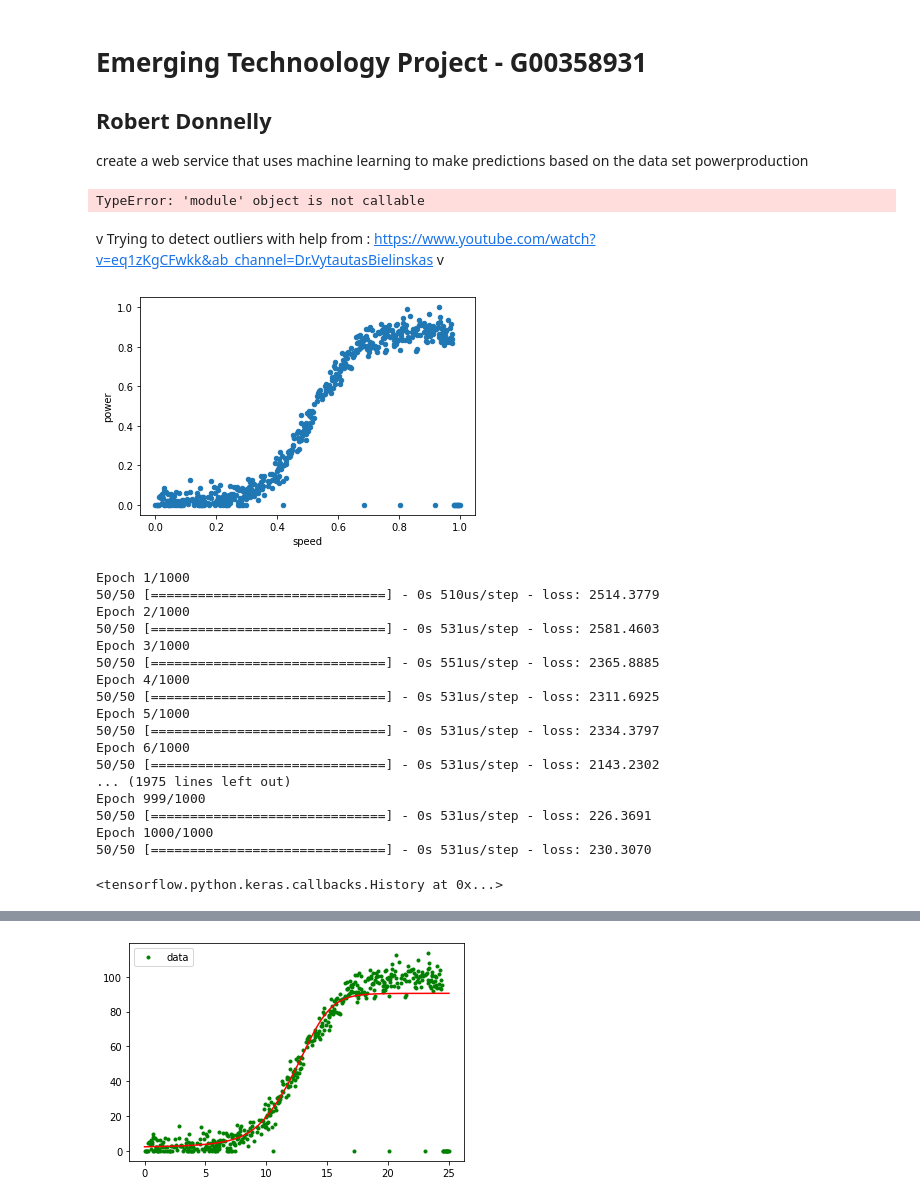
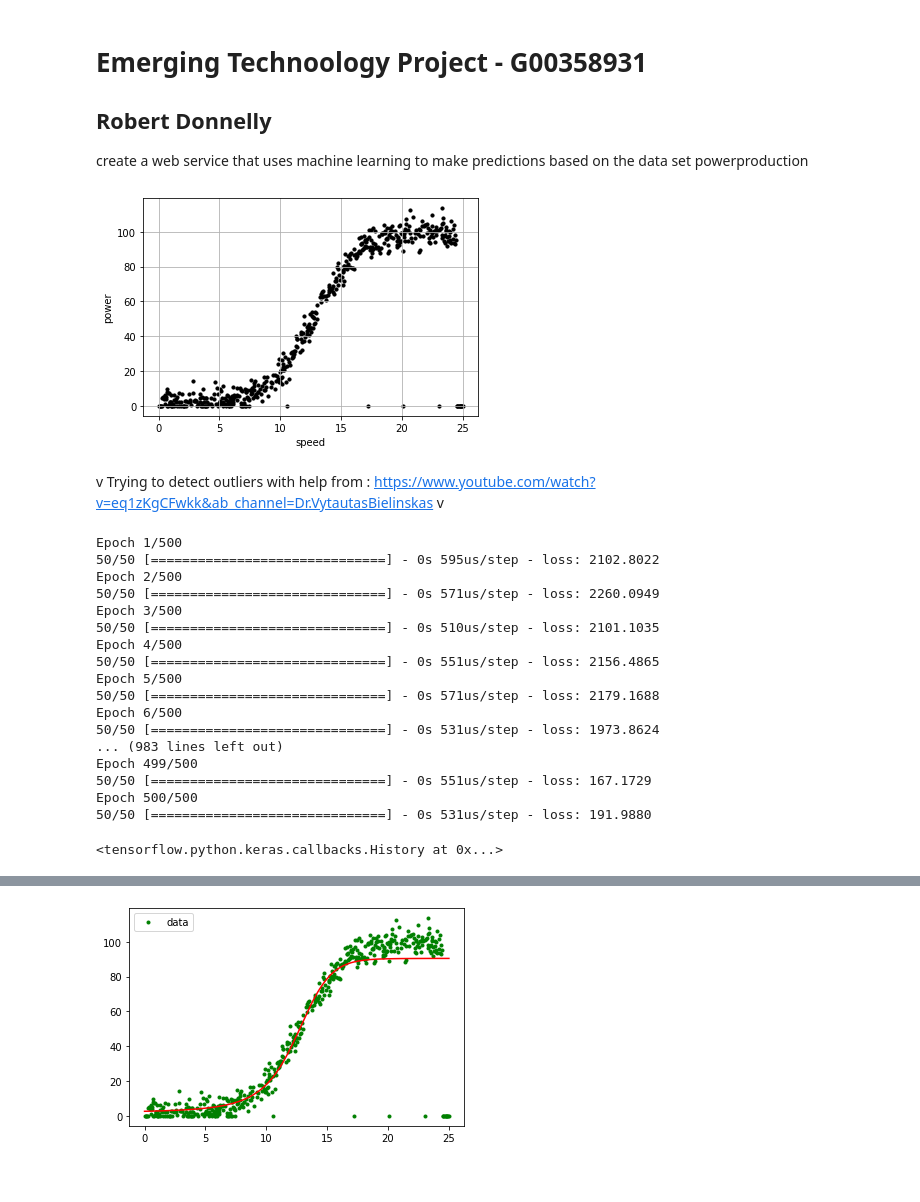
Before and after one commit to RobertDonnelly/Emerging-Tech-Project, a Jupyter notebook: myModel.ipynb, the cells around one changed output, grey strips where cells are left out. Drawn from its saved outputs; the diff is of its cells as text; code cells hidden in the pictures.

```diff
--- a/myModel.ipynb
+++ b/myModel.ipynb
@@ -17,25 +17,23 @@ from sklearn.preprocessing import MinMaxScaler
 # %%
 data = pd.read_csv("powerproduction.txt")
 
-plot.(data.values[:,0] , data.values[:,1] ,
+plot.scatter(data.values[:,0] , data.values[:,1] ,
     s=10, c='black')
 
 #print dataset
 plot.xlabel("speed")
 plot.ylabel("power")
 plot.grid()
 plot.show()
 # %% [output]
-TypeError: 'module' object is not callable
+[figure, added]
 # %% [markdown]
 v Trying to detect outliers with help from : https://www.youtube.com/watch?v=eq1zKgCFwkk&ab_channel=Dr.VytautasBielinskas v
 # %%
-scaler = MinMaxScaler()
-data = scaler.fit_transform(data)
-data = pd.DataFrame(data, columns=['speed','power'])
-data.plot.scatter(x='speed',y='power')
-plot.show()
+#scaler = MinMaxScaler()
+#data = scaler.fit_transform(data)
+#data = pd.DataFrame(data, columns=['speed','power'])
+#data.plot.scatter(x='speed',y='power')
+#plot.show()
-# %% [output]
-[figure, removed]
 # %%
 outlier_detetction = DBSCAN(eps=0.25, min_samples=50,metric='euclidean',n_jobs=-1)
@@ -50,31 +48,31 @@ outliers = outlier_detetction.fit_predict(data)
 
 #neural network
 model = kr.models.Sequential()
-model.add(kr.layers.Dense(20, input_shape=(1,), activation="sigmoid", kernel_initializer='ones', bias_initializer='zeros'))
-model.add(kr.layers.Dense(20, input_shape=(1,), activation="sigmoid", kernel_initializer='ones', bias_initializer='zeros'))
+model.add(kr.layers.Dense(25, input_shape=(1,), activation="sigmoid", kernel_initializer='ones', bias_initializer='zeros'))
+model.add(kr.layers.Dense(25, input_shape=(1,), activation="sigmoid", kernel_initializer='ones', bias_initializer='zeros'))
 model.add(kr.layers.Dense(1, input_shape=(1,), activation="linear", kernel_initializer='ones', bias_initializer='zeros'))
 model.compile('adam', loss='mean_squared_error')
 
 #train
-model.fit(data.values[:,0] , data.values[:,1] , epochs=1000,batch_size=10)
+model.fit(data.values[:,0] , data.values[:,1] , epochs=500,batch_size=10)
 # %% [output]
-Epoch 1/1000
-50/50 [==============================] - 0s 510us/step - loss: 2514.3779
-Epoch 2/1000
-50/50 [==============================] - 0s 531us/step - loss: 2581.4603
-Epoch 3/1000
-50/50 [==============================] - 0s 551us/step - loss: 2365.8885
-Epoch 4/1000
-50/50 [==============================] - 0s 531us/step - loss: 2311.6925
-Epoch 5/1000
-50/50 [==============================] - 0s 531us/step - loss: 2334.3797
-Epoch 6/1000
-50/50 [==============================] - 0s 531us/step - loss: 2143.2302
-... (1975 lines left out)
-Epoch 999/1000
-50/50 [==============================] - 0s 531us/step - loss: 226.3691
-Epoch 1000/1000
-50/50 [==============================] - 0s 531us/step - loss: 230.3070
+Epoch 1/500
+50/50 [==============================] - 0s 595us/step - loss: 2102.8022
+Epoch 2/500
+50/50 [==============================] - 0s 571us/step - loss: 2260.0949
+Epoch 3/500
+50/50 [==============================] - 0s 510us/step - loss: 2101.1035
+Epoch 4/500
+50/50 [==============================] - 0s 551us/step - loss: 2156.4865
+Epoch 5/500
+50/50 [==============================] - 0s 571us/step - loss: 2179.1688
+Epoch 6/500
+50/50 [==============================] - 0s 531us/step - loss: 1973.8624
+... (983 lines left out)
+Epoch 499/500
+50/50 [==============================] - 0s 551us/step - loss: 167.1729
+Epoch 500/500
+50/50 [==============================] - 0s 531us/step - loss: 191.9880
 <tensorflow.python.keras.callbacks.History at 0x...>
 # %%
 #loss
```
Also changed, not shown: parts of 3 cells of this notebook, 4 other files.
